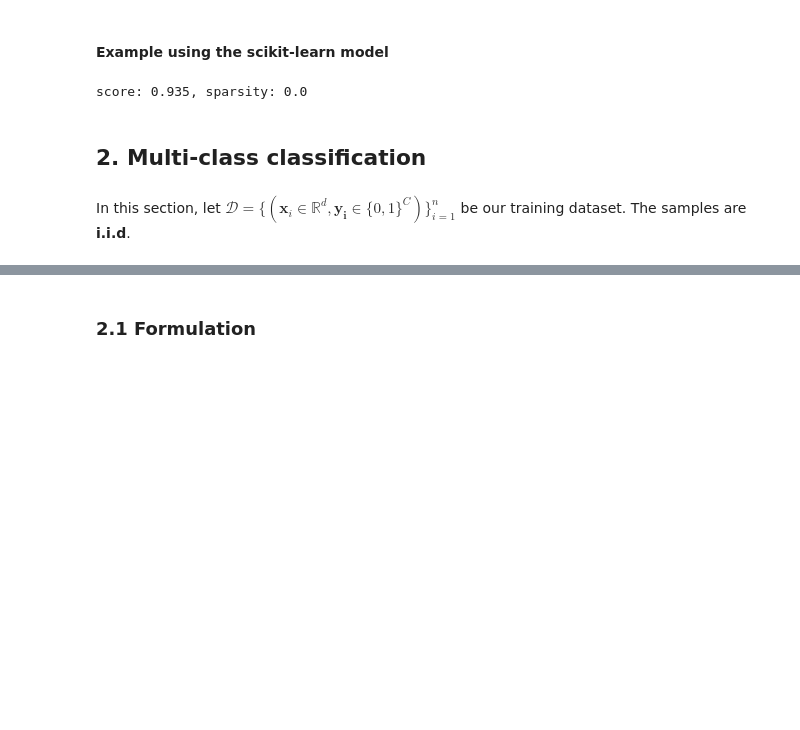
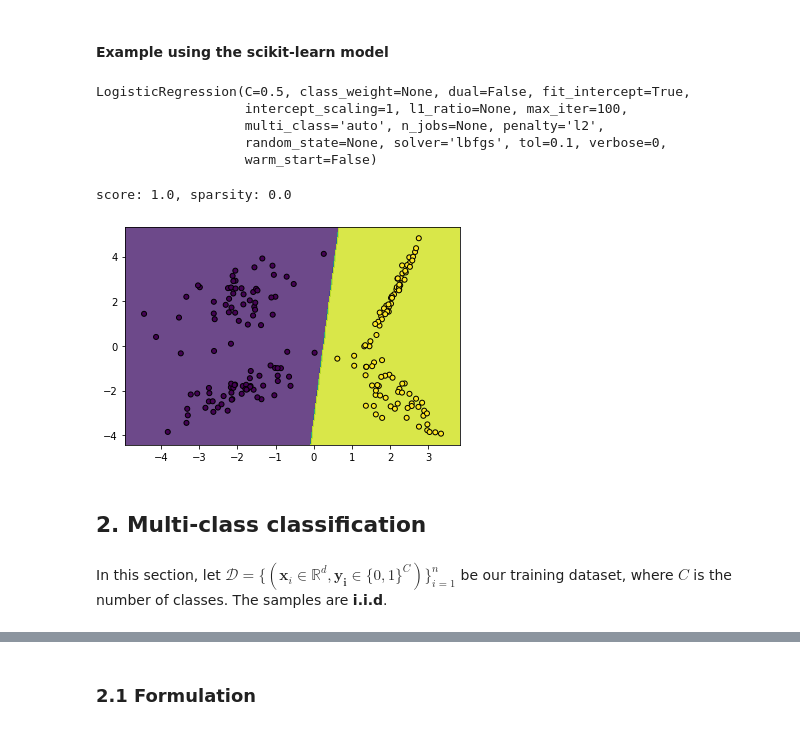
Before and after one commit to Taib/Introduction-to-ML, a Jupyter notebook: Lect_02.ipynb, the cells around one changed output, grey strips where cells are left out. Drawn from its saved outputs; the diff is of its cells as text; code cells hidden in the pictures; blank space fills up the shorter version.

```diff
--- a/Lect_02.ipynb
+++ b/Lect_02.ipynb
@@ -245,13 +265,22 @@ $$p(\theta = \{\mathbf{w}\}) = exp( - \lambda \|w\|_2^2)$$
 #### Example using the scikit-learn model
 # %%
 from sklearn.linear_model import LogisticRegression
+# %%
+clf = LogisticRegression(C=50. / 100 , penalty='l2', tol=0.1)
+clf.fit(X, y)
+# %% [output]
+LogisticRegression(C=0.5, class_weight=None, dual=False, fit_intercept=True,
+                   intercept_scaling=1, l1_ratio=None, max_iter=100,
+                   multi_class='auto', n_jobs=None, penalty='l2',
+                   random_state=None, solver='lbfgs', tol=0.1, verbose=0,
+                   warm_start=False)
 # %%
-clf = LogisticRegression(C=50. / 100 , penalty='l2', solver='saga', tol=0.1)
-clf.fit(X, y)
+print_decision(X, clf)
 print("score: {}, sparsity: {} ".format(clf.score(X, y), np.mean(clf.coef_ == 0) * 100))
 # %% [output]
-score: 0.935, sparsity: 0.0
+score: 1.0, sparsity: 0.0
+[figure, added]
 # %% [markdown]
 ## 2. Multi-class classification
 # %% [markdown]
-In this section, let $\mathcal{D} = \{(\mathbf{x}_i \in \mathbb{R}^d, \mathbf{y_i} \in \{0, 1\}^{C})\}_{i=1}^n$ be our training dataset. The samples are **i.i.d**.
+In this section, let $\mathcal{D} = \{(\mathbf{x}_i \in \mathbb{R}^d, \mathbf{y_i} \in \{0, 1\}^{C})\}_{i=1}^n$ be our training dataset, where $C$ is the number of classes. The samples are **i.i.d**.
```
Also changed, not shown: parts of 37 cells of this notebook, 2 other files.
